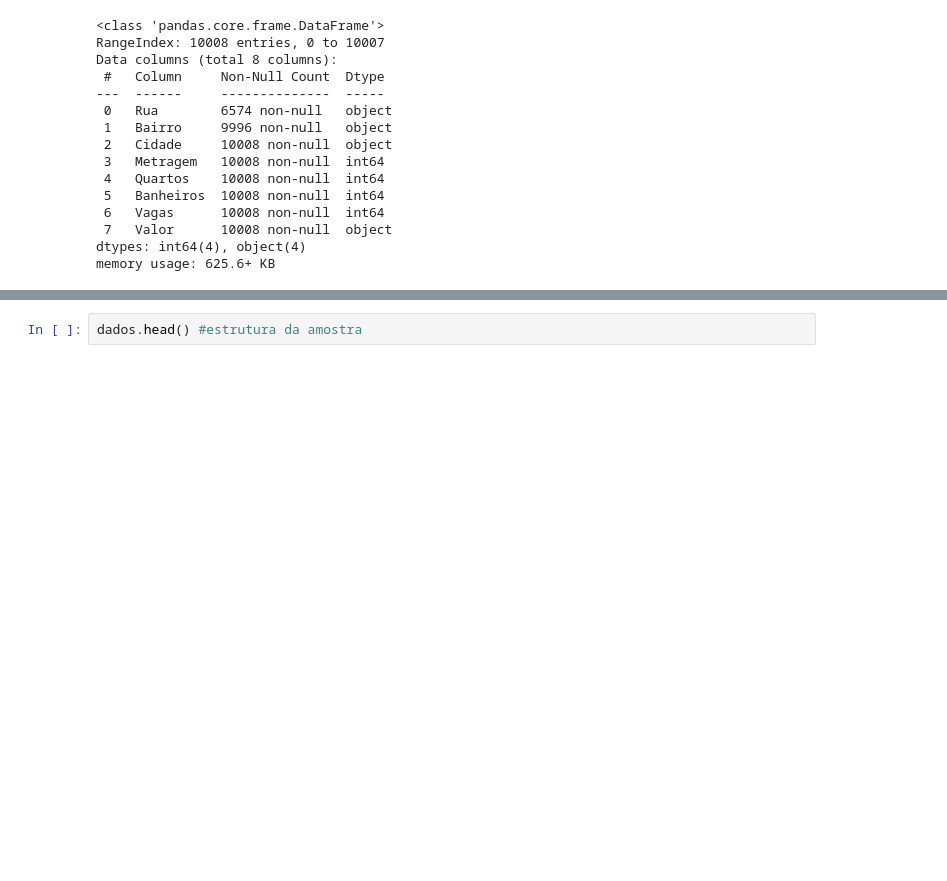
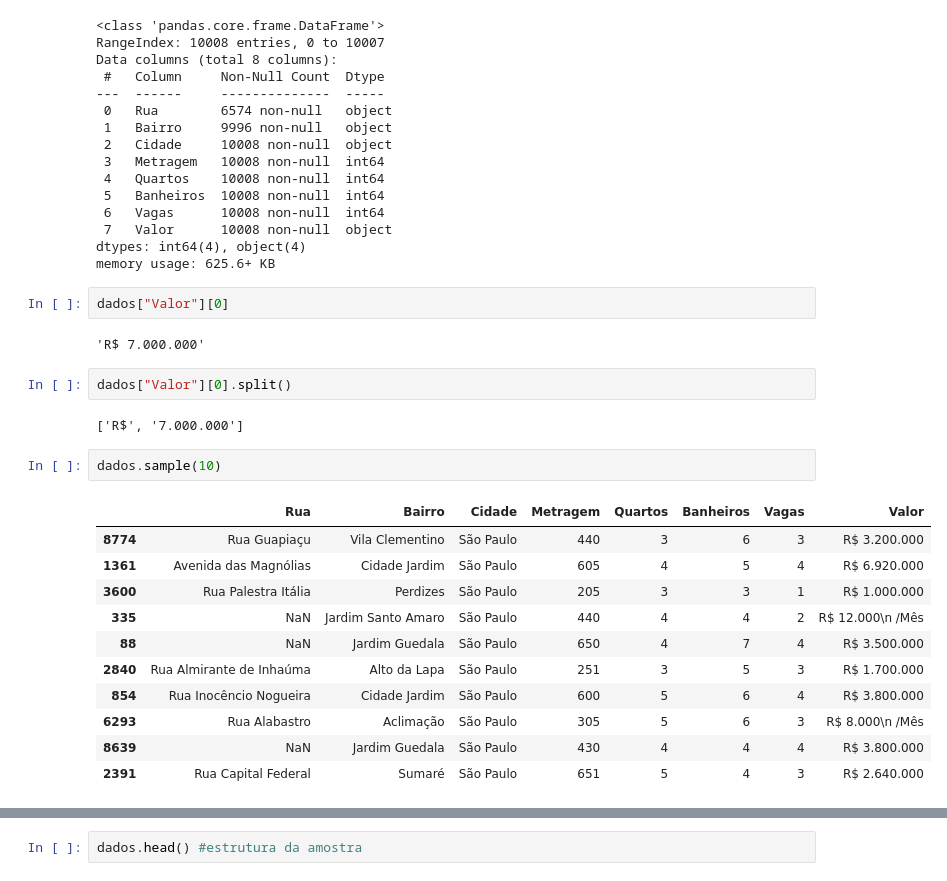
Before and after one commit to hmbise/Imersao_Dados4_Alura, a Jupyter notebook: Imersao_Dados4_pesquisa_imoveis_sp.ipynb, the cells around one changed output, grey strips where cells are left out. Drawn from its saved outputs; the diff is of its cells as text; blank space fills up the shorter version.

```diff
--- a/Imersao_Dados4_pesquisa_imoveis_sp.ipynb
+++ b/Imersao_Dados4_pesquisa_imoveis_sp.ipynb
@@ -38,3 +40,25 @@ Data columns (total 8 columns):
  7   Valor      10008 non-null  object
 dtypes: int64(4), object(4)
 memory usage: 625.6+ KB
+# %%
+dados["Valor"][0]
+# %% [output]
+'R$ 7.000.000'
+# %%
+dados["Valor"][0].split()
+# %% [output]
+['R$', '7.000.000']
+# %%
+dados.sample(10)
+# %% [output]
+|  | Rua | Bairro | Cidade | Metragem | Quartos | Banheiros | Vagas | Valor |
+| 8774 | Rua Guapiaçu | Vila Clementino | São Paulo | 440 | 3 | 6 | 3 | R$ 3.200.000 |
+| 1361 | Avenida das Magnólias | Cidade Jardim | São Paulo | 605 | 4 | 5 | 4 | R$ 6.920.000 |
+| 3600 | Rua Palestra Itália | Perdizes | São Paulo | 205 | 3 | 3 | 1 | R$ 1.000.000 |
+| 335 | NaN | Jardim Santo Amaro | São Paulo | 440 | 4 | 4 | 2 | R$ 12.000\n /Mês |
+| 88 | NaN | Jardim Guedala | São Paulo | 650 | 4 | 7 | 4 | R$ 3.500.000 |
+| 2840 | Rua Almirante de Inhaúma | Alto da Lapa | São Paulo | 251 | 3 | 5 | 3 | R$ 1.700.000 |
+| 854 | Rua Inocêncio Nogueira | Cidade Jardim | São Paulo | 600 | 5 | 6 | 4 | R$ 3.800.000 |
+| 6293 | Rua Alabastro | Aclimação | São Paulo | 305 | 5 | 6 | 3 | R$ 8.000\n /Mês |
+| 8639 | NaN | Jardim Guedala | São Paulo | 430 | 4 | 4 | 4 | R$ 3.800.000 |
+| 2391 | Rua Capital Federal | Sumaré | São Paulo | 651 | 5 | 4 | 3 | R$ 2.640.000 |
```
Also changed, not shown: parts of 9 cells of this notebook.
